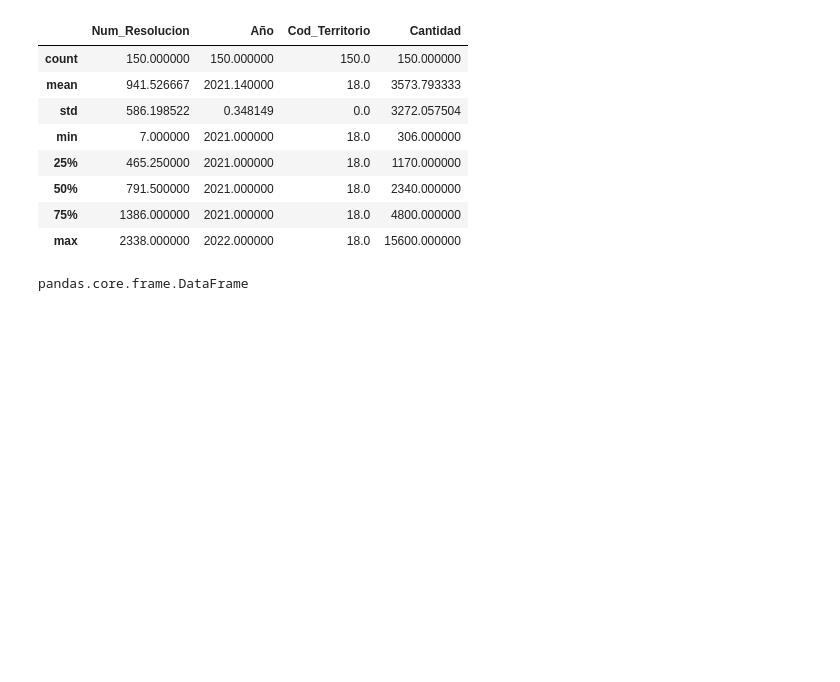
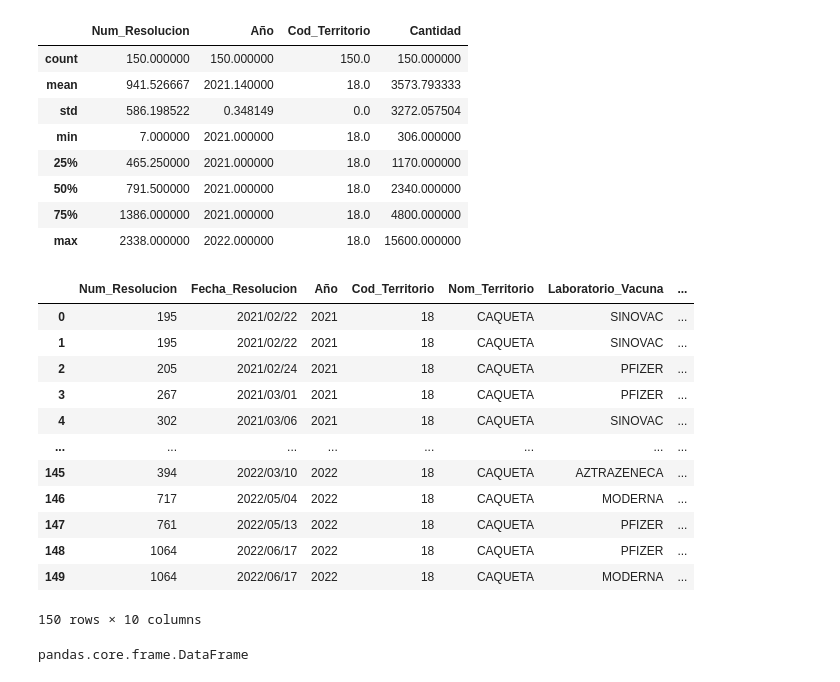
Before and after one commit to dfbustosus/Bootcamp-DS-2023-III, a Jupyter notebook: Clase 5- 12 Sept 2023/Clase 5. Manejo de archivos y datos_nueva.ipynb, the cells around one changed output. Saved outputs shown, nothing was run; the diff lists cells and outputs as text; code cells hidden in the pictures; blank space fills up the shorter version.

```diff
--- a/Clase 5- 12 Sept 2023/Clase 5. Manejo de archivos y datos_nueva.ipynb
+++ b/Clase 5- 12 Sept 2023/Clase 5. Manejo de archivos y datos_nueva.ipynb
@@ -514,3 +528,20 @@ filtro.to_excel('Data_filtrada_17-07-2023.xlsx')
+# %%
+T=pd.read_excel('Data_filtrada_12-09-2023.xlsx')
+T
+# %% [output]
+|  | Num_Resolucion | Fecha_Resolucion | Año | Cod_Territorio | Nom_Territorio | Laboratorio_Vacuna | ... |
+| 0 | 195 | 2021/02/22 | 2021 | 18 | CAQUETA | SINOVAC | ... |
+| 1 | 195 | 2021/02/22 | 2021 | 18 | CAQUETA | SINOVAC | ... |
+| 2 | 205 | 2021/02/24 | 2021 | 18 | CAQUETA | PFIZER | ... |
+| 3 | 267 | 2021/03/01 | 2021 | 18 | CAQUETA | PFIZER | ... |
+| 4 | 302 | 2021/03/06 | 2021 | 18 | CAQUETA | SINOVAC | ... |
+| ... | ... | ... | ... | ... | ... | ... | ... |
+| 145 | 394 | 2022/03/10 | 2022 | 18 | CAQUETA | AZTRAZENECA | ... |
+| 146 | 717 | 2022/05/04 | 2022 | 18 | CAQUETA | MODERNA | ... |
+| 147 | 761 | 2022/05/13 | 2022 | 18 | CAQUETA | PFIZER | ... |
+| 148 | 1064 | 2022/06/17 | 2022 | 18 | CAQUETA | PFIZER | ... |
+| 149 | 1064 | 2022/06/17 | 2022 | 18 | CAQUETA | MODERNA | ... |
+150 rows × 10 columns
 # %%
 # Pandas
 import pandas as pd
```
Also changed, not shown: parts of 24 cells of this notebook, 5 other files.
